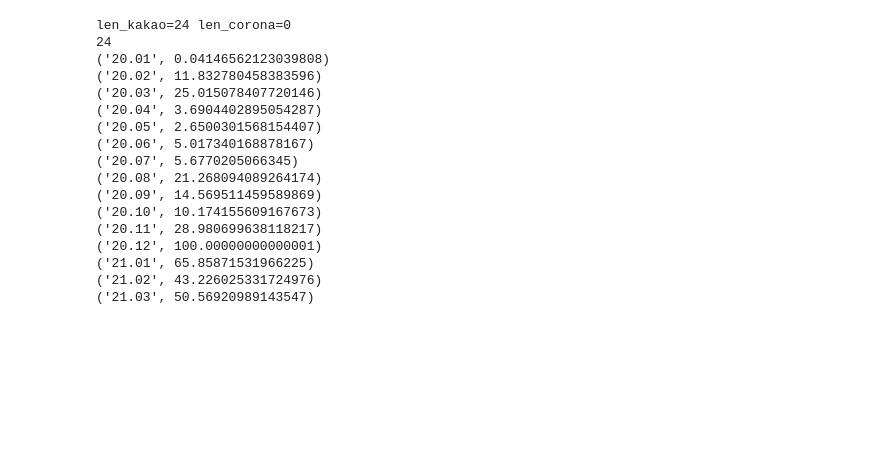
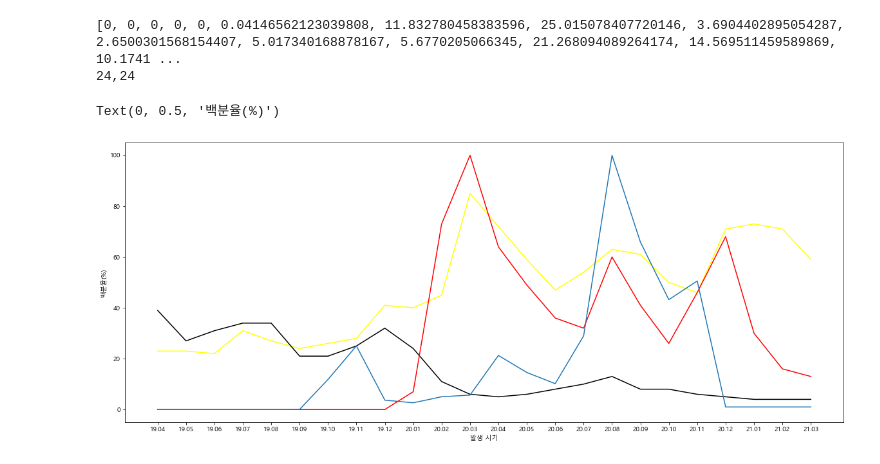
Before and after one commit to bbeuro132/Python-Team-Project, a Jupyter notebook: 20210419.ipynb, the cells around one changed output. Saved outputs shown, nothing was run; the diff lists cells and outputs as text; code cells hidden in the pictures; blank space fills up the shorter version.

```diff
--- a/20210419.ipynb
+++ b/20210419.ipynb
@@ -11,64 +11,43 @@ corona_month=[]
 corona_number=[]
 kakao_month=[]
 kakao_netflix=[]
 kakao_cgv=[]
 kakao_corona=[]
 index =0
 temp1 = 0
 max = 0
 temp2 = 0
 header_corona = next(corona_data)
 header_kakao = next(kakao_data)
 
 for item in kakao_data: #카카오 데이터 리스트화
     kakao_month.append(item[0][2:4]+'.'+item[0][5:7])
-    kakao_netflix.append(item[1])
-    kakao_cgv.append(item[2])
-    kakao_corona.append(item[3])
+    kakao_netflix.append(int(item[1]))
+    kakao_cgv.append(int(item[2]))
+    kakao_corona.append(int(item[3]))
 
-print(f'len_kakao={len(kakao_month)} len_corona={len(corona_month)}')
-print(len(kakao_month)-len(corona_month))
-for item in range(len(kakao_month)-len(corona_month)): #기간이 서로 다른 두 자료 간 기간을 통일
+for item in range(9): #기간이 서로 다른 두 자료 간 기간을 통일
+    #corona_month.append(kakao_data[0][2:4]+'.'+kakao_data[0][5:7])
     corona_number.append(0)
 
 for item in corona_data: #코로나 데이터 리스트화
     if item[0][2:4]+'.'+item[0][4:6] not in corona_month:
         temp2 = temp1
         corona_month.append(item[0][2:4]+'.'+item[0][4:6])
         corona_number.append(1)
     elif item[0][2:4]+'.'+item[0][4:6] in corona_month:
         index = corona_month.index(item[0][2:4]+'.'+item[0][4:6])
         temp1 = int(item[1])
-        corona_number[index]=(int(item[1])-temp2) /265.28 # max = 265.28
+        corona_number[index+5]=(int(item[1])-temp2) /265.28 # max = 265.28
 #         if max < int(item[1])-temp2 :
 #             max = int(item[1])-temp2
-test = dict(zip(corona_month,corona_number))
-for i in test.items():
-    print(i)
 
-#    print(kakao_month,kakao_netflix,kakao_cgv,kakao_corona)
+print(corona_number)
 
-# plt.plot(temp,kakao_netflix)
-# plt.plot(list_month.keys(),list_month.values())
-# plt.rcParams['figure.figsize']=(20,8)
-# plt.rcParams['font.family'] = 'Malgun Gothic'
-# plt.xlabel('발생 시기')
-# plt.ylabel('확진자 수(%)')
+#print(kakao_month,kakao_netflix)
+#print(f'{len(kakao_month)},{len(corona_number)}')
 # %% [output]
-len_kakao=24 len_corona=0
-24
-('20.01', 0.04146562123039808)
-('20.02', 11.832780458383596)
-('20.03', 25.015078407720146)
-('20.04', 3.6904402895054287)
-('20.05', 2.6500301568154407)
-('20.06', 5.017340168878167)
-('20.07', 5.6770205066345)
-('20.08', 21.268094089264174)
-('20.09', 14.569511459589869)
-('20.10', 10.174155609167673)
-('20.11', 28.980699638118217)
-('20.12', 100.00000000000001)
-('21.01', 65.85871531966225)
-('21.02', 43.226025331724976)
-('21.03', 50.56920989143547)
+[0, 0, 0, 0, 0, 0.04146562123039808, 11.832780458383596, 25.015078407720146, 3.6904402895054287, 2.6500301568154407, 5.017340168878167, 5.6770205066345, 21.268094089264174, 14.569511459589869, 10.1741 ...
+24,24
+Text(0, 0.5, '백분율(%)')
+[figure, added]
```
Also changed, not shown: parts of 1 cell of this notebook.
